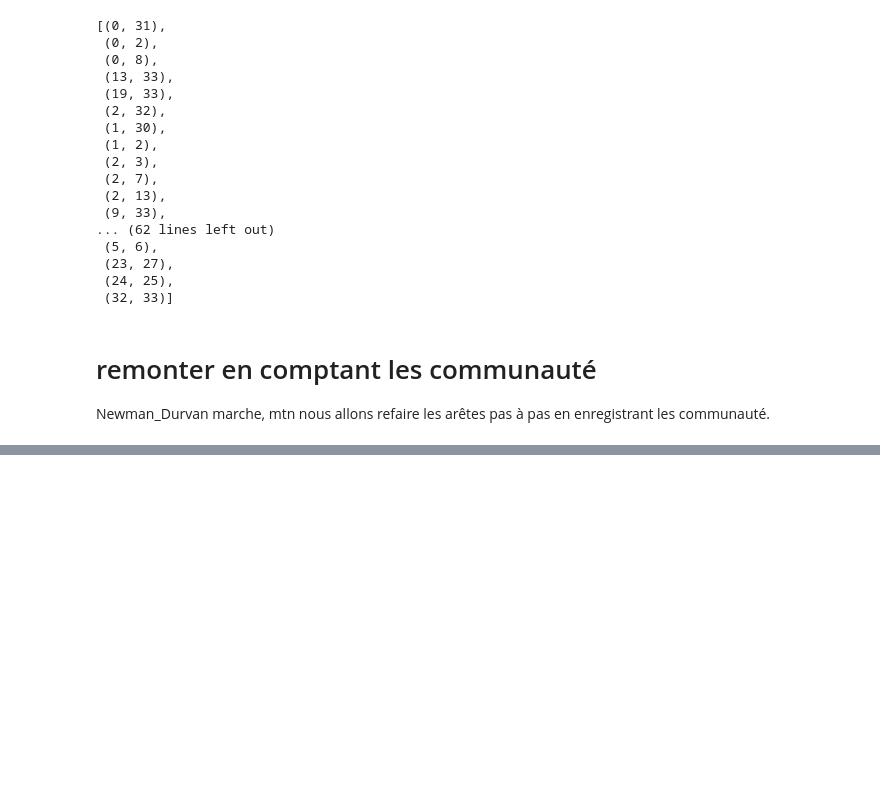
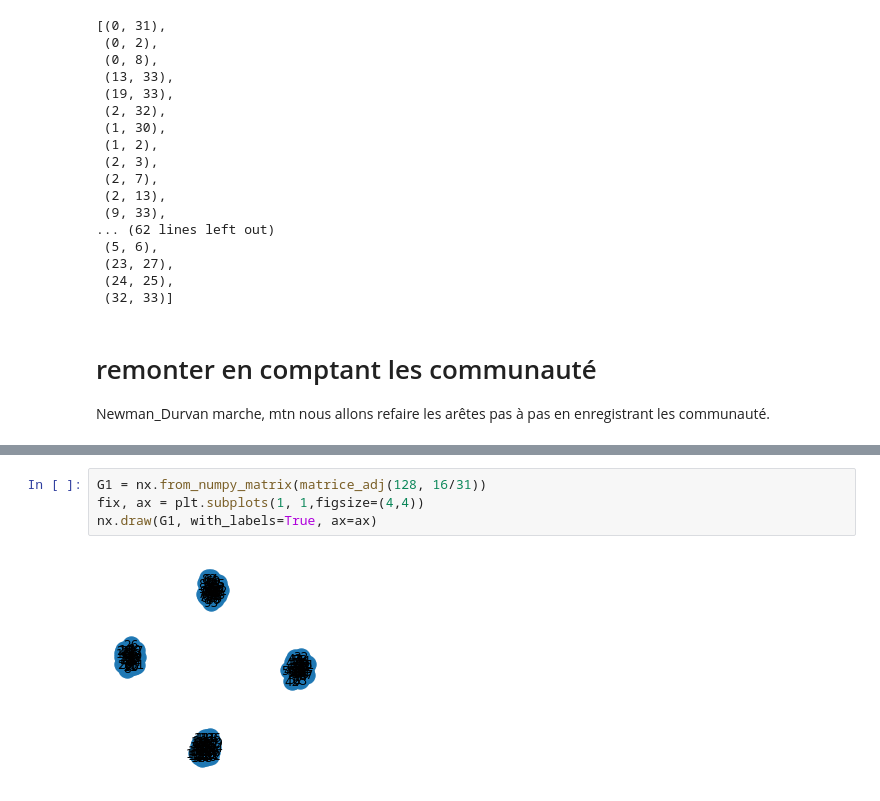
Before and after one commit to FlavLbr/Reseau_Newman_Girvan, a Jupyter notebook: newman_durvan.ipynb, the cells around one changed output, grey strips where cells are left out. Saved outputs shown, nothing was run; the diff lists cells and outputs as text; blank space fills up the shorter version.

```diff
--- a/newman_durvan.ipynb
+++ b/newman_durvan.ipynb
@@ -225,0 +319,6 @@ nx.draw(G,with_labels=True)
+# %%
+G1 = nx.from_numpy_matrix(matrice_adj(128, 16/31))
+fix, ax = plt.subplots(1, 1,figsize=(4,4))
+nx.draw(G1, with_labels=True, ax=ax)
+# %% [output]
+[figure, added]
```
Also changed, not shown: parts of 6 cells of this notebook.
